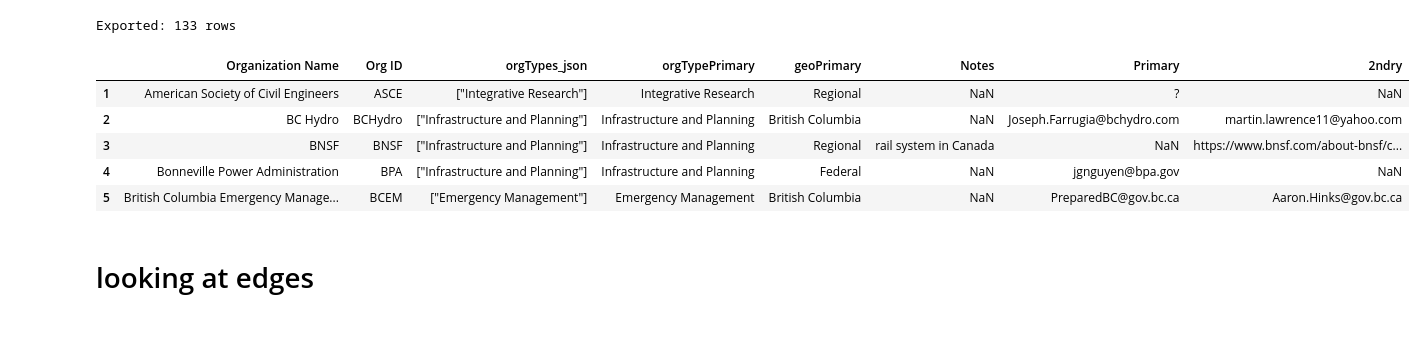
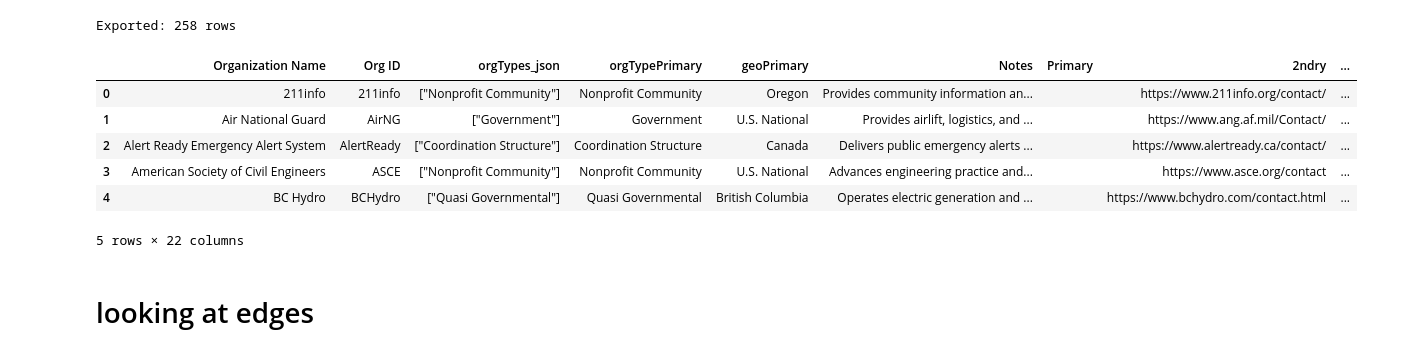
Before and after one commit to cascadiaquakes/pa_connection, a Jupyter notebook: clean_data.ipynb, the cells around one changed output. Saved outputs shown, nothing was run; the diff lists cells and outputs as text; code cells hidden in the pictures.

Commit message:
[update] data format for nodes to reflect new categories

```diff
--- a/clean_data.ipynb
+++ b/clean_data.ipynb
@@ -301,12 +324,14 @@ All canonical org type labels:
 # %%
-df["geo_clean"] = (
-    df["Geographic Area"]
-    .astype(str)
-    .str.strip()
-    .str.replace(r"\s+", " ", regex=True)
-    .str.lower()
-)
+TEXT_EXPORT_COLUMNS = [
+    "name",
+    "url",
+    "key_contact",
+    "contact_url",
+    "summary",
+    "review_flag",
+    "review_note",
+]
 
-# Treat string "nan" as missing (happens after astype(str))
-df.loc[df["geo_clean"].isin(["nan", "none", "n/a", ""]), "geo_clean"] = ""
+for col in TEXT_EXPORT_COLUMNS:
+    df[col] = df[col].apply(normalize_text)
 # %%
@@ -411,37 +417,59 @@ df.head(3)
 # %%
 import json
 
-# ensure Org ID behaves as a string identifier
 df["Org ID"] = df["Org ID"].astype(str)
 
-# encode list column for safe CSV export
-df["orgTypes_json"] = df["orgTypes"].apply(json.dumps)
+for col in [
+    "orgTypes",
+    "geoTags",
+    "nodeTypes",
+    "governanceLevels",
+    "functionalDomains",
+    "roleTags",
+    "lifelineTags",
+]:
+    df[f"{col}_json"] = df[col].apply(json.dumps)
 
 cols = [
     "Organization Name",
     "Org ID",
     "orgTypes_json",
     "orgTypePrimary",
     "geoPrimary",
     "Notes",
     "Primary",
     "2ndry",
+    "geoTags_json",
+    "nodeTypes_json",
+    "nodeTypePrimary",
+    "governanceLevels_json",
+    "governanceLevelPrimary",
+    "functionalDomains_json",
+    "functionalDomainPrimary",
+    "roleTags_json",
+    "rolePrimary",
+    "lifelineTags_json",
+    "femaLifelinePrimary",
+    "url",
+    "review_flag",
+    "review_note",
 ]
 
 clean_df = df[cols].copy()
 
 clean_df.to_csv("organizations_clean.csv", index=False)
 
 print("Exported:", len(clean_df), "rows")
 clean_df.head()
 # %% [output]
-Exported: 133 rows
+Exported: 258 rows
-|  | Organization Name | Org ID | orgTypes_json | orgTypePrimary | geoPrimary | Notes | Primary | 2ndry |
-| 1 | American Society of Civil Engineers | ASCE | ["Integrative Research"] | Integrative Research | Regional | NaN | ? | NaN |
-| 2 | BC Hydro | BCHydro | ["Infrastructure and Planning"] | Infrastructure and Planning | British Columbia | NaN | Joseph.Farrugia@bchydro.com | martin.lawrence11@yahoo.com |
-| 3 | BNSF | BNSF | ["Infrastructure and Planning"] | Infrastructure and Planning | Regional | rail system in Canada | NaN | https://www.bnsf.com/about-bnsf/c... |
-| 4 | Bonneville Power Administration | BPA | ["Infrastructure and Planning"] | Infrastructure and Planning | Federal | NaN | jgnguyen@bpa.gov | NaN |
-| 5 | British Columbia Emergency Manage... | BCEM | ["Emergency Management"] | Emergency Management | British Columbia | NaN | PreparedBC@gov.bc.ca | Aaron.Hinks@gov.bc.ca |
+|  | Organization Name | Org ID | orgTypes_json | orgTypePrimary | geoPrimary | Notes | Primary | 2ndry | ... |
+| 0 | 211info | 211info | ["Nonprofit Community"] | Nonprofit Community | Oregon | Provides community information an... |  | https://www.211info.org/contact/ | ... |
+| 1 | Air National Guard | AirNG | ["Government"] | Government | U.S. National | Provides airlift, logistics, and ... |  | https://www.ang.af.mil/Contact/ | ... |
+| 2 | Alert Ready Emergency Alert System | AlertReady | ["Coordination Structure"] | Coordination Structure | Canada | Delivers public emergency alerts ... |  | https://www.alertready.ca/contact/ | ... |
+| 3 | American Society of Civil Engineers | ASCE | ["Nonprofit Community"] | Nonprofit Community | U.S. National | Advances engineering practice and... |  | https://www.asce.org/contact | ... |
+| 4 | BC Hydro | BCHydro | ["Quasi Governmental"] | Quasi Governmental | British Columbia | Operates electric generation and ... |  | https://www.bchydro.com/contact.html | ... |
+5 rows × 22 columns
 # %% [markdown]
 # looking at edges
 # %%
```
Also changed, not shown: parts of 21 cells of this notebook, 13 other files.
